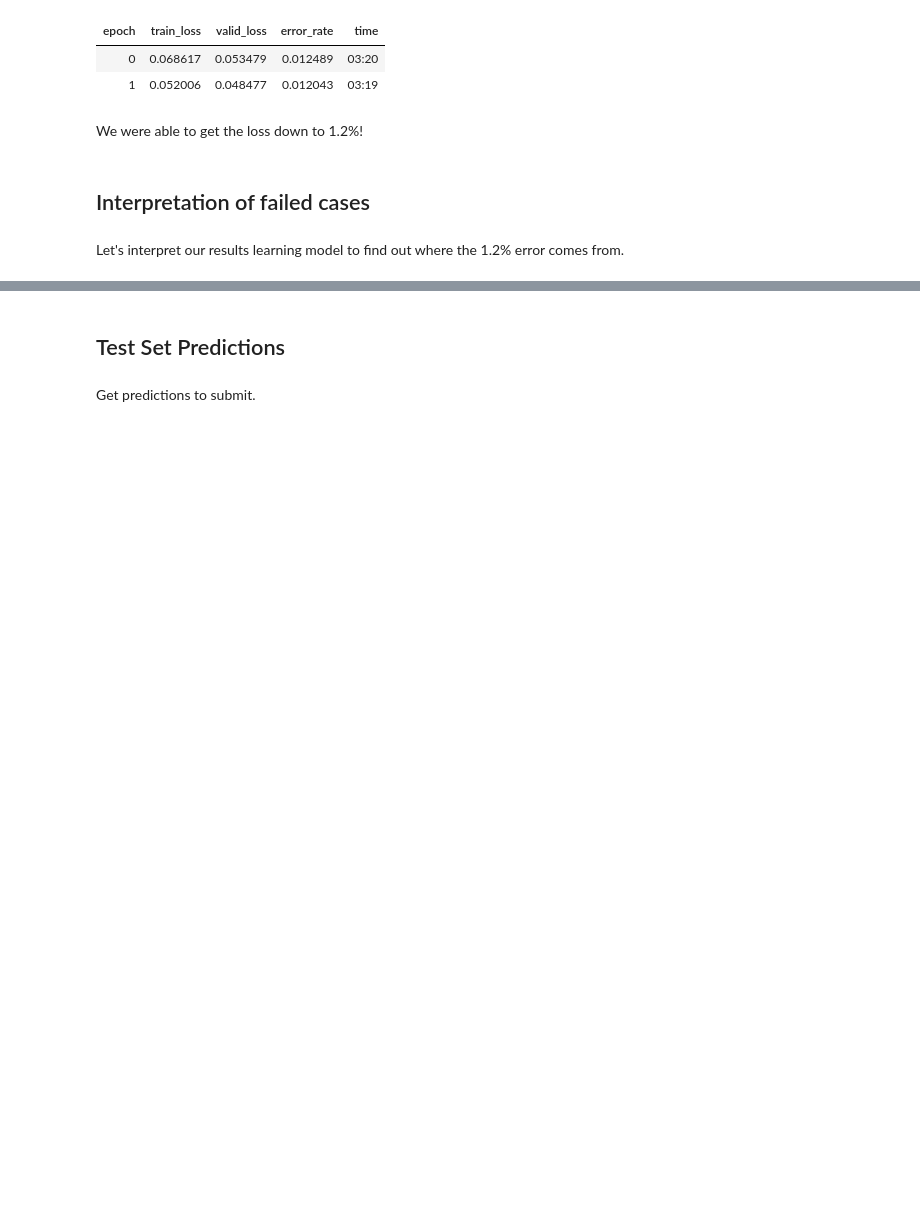
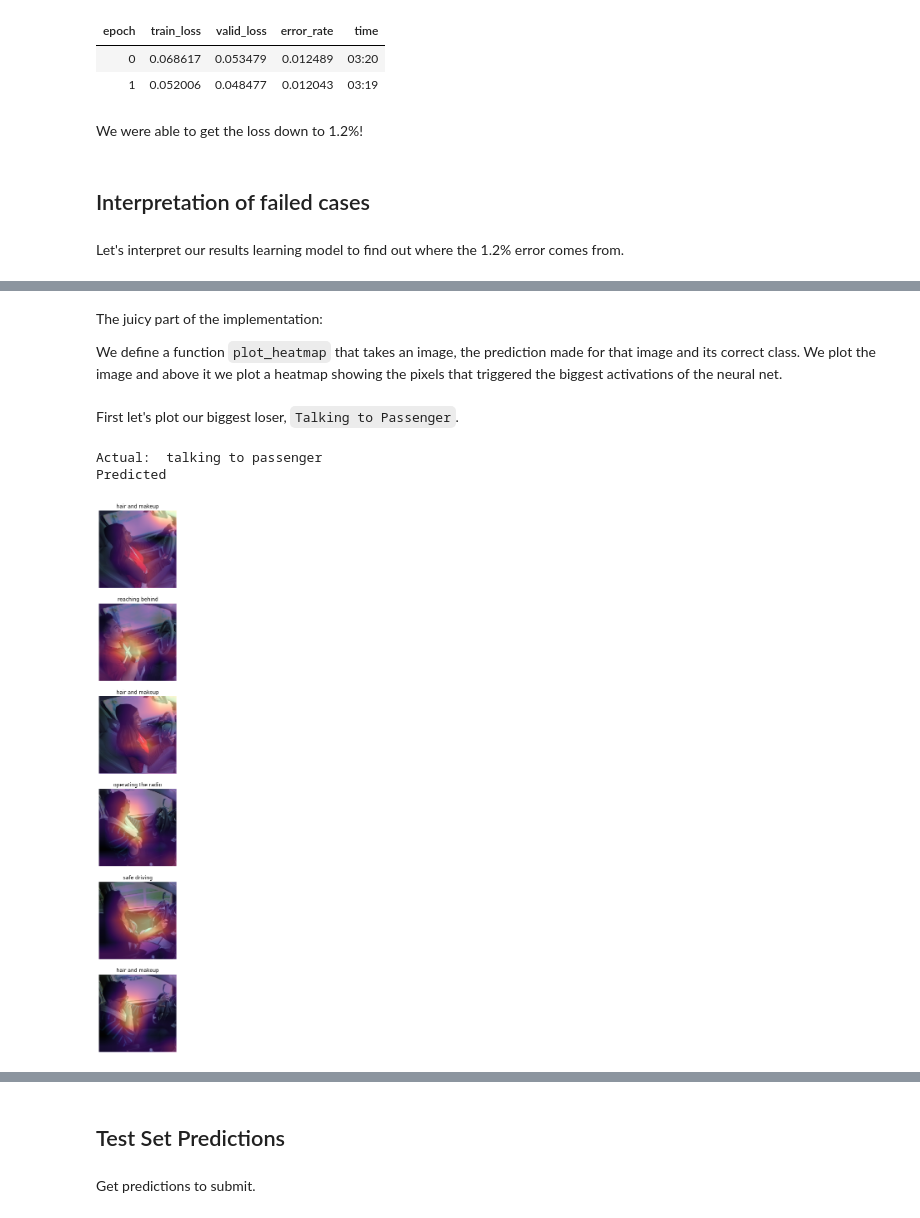
Before and after one commit to vitsalis/kaggle, a Jupyter notebook: distracted-driver/distracted-driver.ipynb, the cells around one changed output, grey strips where cells are left out. Saved outputs shown, nothing was run; the diff lists cells and outputs as text; code cells hidden in the pictures; blank space fills up the shorter version.

```diff
--- a/distracted-driver/distracted-driver.ipynb
+++ b/distracted-driver/distracted-driver.ipynb
@@ -130,0 +161,2 @@ interp.plot_confusion_matrix(figsize=(12,12), dpi=60)
+# %%
+errs = get_errors_by_class()
@@ -130,0 +187,48 @@ interp.plot_confusion_matrix(figsize=(12,12), dpi=60)
+# %%
+desc_arr = ["safe driving", "texting - right",
+            "talking on the phone - right",
+            "texting - left",
+            "talking on the phone - left",
+            "operating the radio", "drinking",
+            "reaching behind", "hair and makeup",
+            "talking to passenger"]
+# %% [markdown]
+The juicy part of the implementation:
+
+We define a function `plot_heatmap` that takes an image, the prediction made for that image and its correct class. We plot the image and above it we plot a heatmap showing the pixels that triggered the biggest activations of the neural net.
+# %%
+# this is our model. m[0] represents the convolution part
+model = learn.model.eval()
+def plot_heatmap(ax, img, pred, valid):
+    # Get the normalized image data from our databunch
+    xb, _ = dbunch.one_item(img)
+    # denormalize the data and create an image object
+    xb_im = Image(dbunch.denorm(xb)[0])
+    # hook to the output of the neural network
+    # so we can see the activations of the last layer
+    with hook_output(m[0]) as hook_a:
+        model(xb)[0, valid].backward()
+    # activations is a 2048 x 7 x 7 tensor
+    # 2048 = #channels, 7x7 is the reduced size of the image due to kernel strides
+    activations = hook_a.stored[0].cpu()
+    # take the mean of the channels
+    avg_acts = activations.mean(0)
+    # Plot the image and the heatmap
+    ax.set_title("{}".format(desc_arr[pred]))
+    xb_im.show(ax)
+    ax.imshow(avg_acts, alpha=0.6, extent=(0, 224, 224, 0), interpolation='bilinear', cmap='magma')
+# %%
+def plot_for_cat(cat, inv):
+    _, ax = plt.subplots(len(inv), figsize=(24,24))
+    print ("Predicted")
+    for idx, (pred, img) in enumerate(inv):
+        plot_heatmap(ax[idx], img, pred, cat)
+# %% [markdown]
+First let's plot our biggest loser, `Talking to Passenger`.
+# %%
+print ("Actual: ", desc_arr[9])
+plot_for_cat(9, errs[9])
+# %% [output]
+Actual:  talking to passenger
+Predicted
+[figure, added]
```
Also changed, not shown: parts of 16 cells of this notebook.
